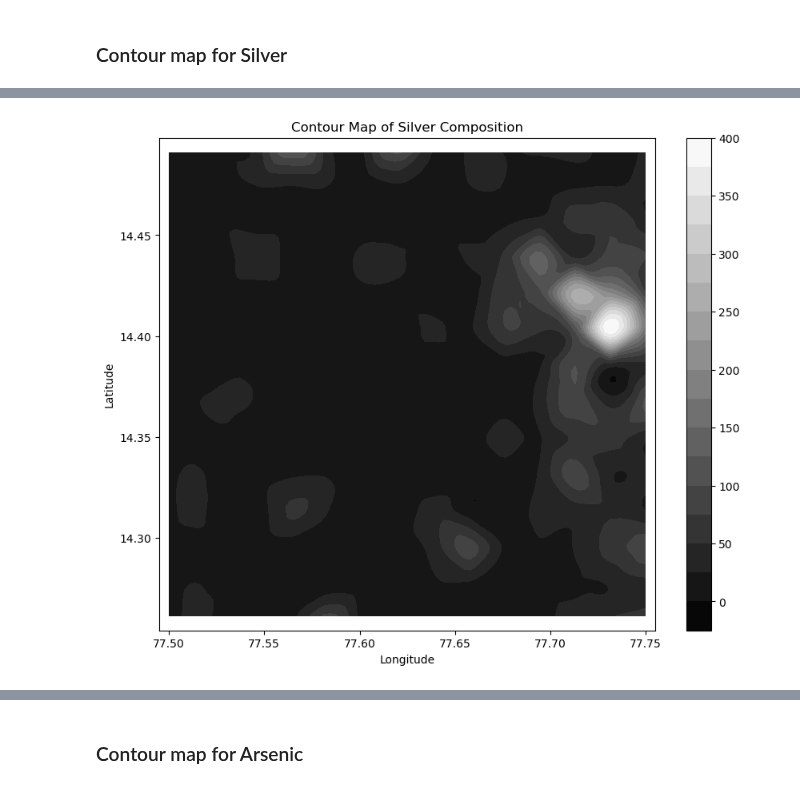
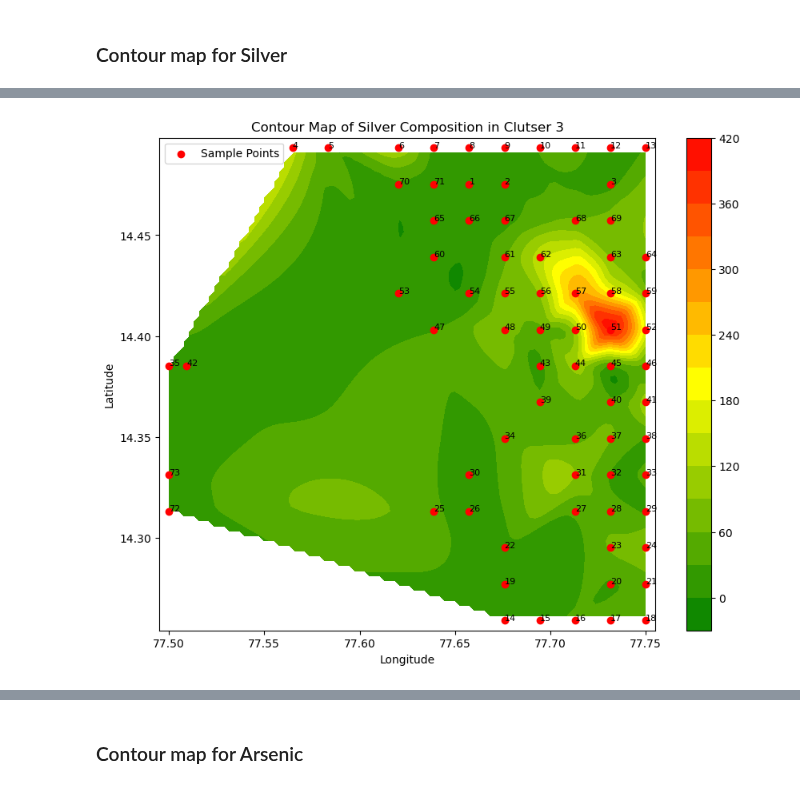
Before and after one commit to Ashish-Sasna/CMT-GSC-AI, a Jupyter notebook: Stream Sediment Analysis.ipynb, the cells around one changed output, grey strips where cells are left out. Drawn from its saved outputs; the diff is of its cells as text; code cells hidden in the pictures.

```diff
--- a/Stream Sediment Analysis.ipynb
+++ b/Stream Sediment Analysis.ipynb
@@ -68,9 +69,10 @@ str_elem_df.head()
 # %% [markdown]
 ## Concentration of elements in each cluster
 # %%
-n_elem = len(str_elem_df.columns)
+n_elem = len(str_elem_df.columns) - 1
 n_clstr = len(str_elem_df['cluster'].unique())
-col_pal = ['#FC7C89', '#C52E79', '#800F80']
+# col_pal = ['#bfeeff', '#a8c5dd', '#a9a2b8', '#a58b91']
+col_pal = sns.color_palette("husl", n_clstr)
 
 fig, axes = plt.subplots(nrows=n_elem,
                          ncols=n_clstr,
@@ -86,7 +88,7 @@ if n_clstr == 1:
 
 # Loop through each element
 for i, element in enumerate(str_elem_df.columns[:-1]):  # assuming the last column is 'cluster'
-    for cluster in range(n_clstr):
+    for cluster in range(1, n_clstr+1):
         # Filter data for the current cluster
         cluster_data = str_elem_df[str_elem_df['cluster'] == cluster]
 
@@ -94,16 +96,16 @@ for i, element in enumerate(str_elem_df.columns[:-1]):  # assuming the last colu
         sns.boxplot(x='cluster',
                     y=element,
                     data=cluster_data,
-                    ax=axes[i, cluster],
-                    palette=[col_pal[cluster]])
+                    ax=axes[i, cluster-1],
+                    palette=[col_pal[cluster-1]])
 
         # Set titles and labels appropriately
         if i == 0:
-            axes[i, cluster].set_title(f'Cluster {cluster}')
-        if cluster == 0:
-            axes[i, cluster].set_ylabel(element)
+            axes[i, cluster-1].set_title(f'Cluster {cluster}')
+        if cluster == 1:
+            axes[i, cluster-1].set_ylabel(element)
         else:
-            axes[i, cluster].set_ylabel('')
+            axes[i, cluster-1].set_ylabel('')
 
 # Adjust layout
 plt.tight_layout()
@@ -270,21 +269,4 @@ grid_z = griddata(
-# %%
-# Plotting
-plt.figure(figsize=(10, 8))
-cp = plt.contourf(grid_x,
-                  grid_y,
-                  grid_z,
-                  levels=15,
-                  cmap='gray')  # contour map
-
-plt.colorbar(cp)  # add colorbar
-plt.title(f'Contour Map of Silver Composition')
-plt.xlabel('Longitude')
-plt.ylabel('Latitude')
-# plt.scatter(str_sed_data['longitude'],
-#             str_sed_data['latitude'],
-#             color='blue',
-#             label='Sample Points')  # data points
-# plt.legend()
-plt.show()
-# %% [output]
-[figure, removed]
+# %%
+plot_contour(clstr2_df, 'ag', 'Contour Map of Silver Composition in Clutser 3')
+# %% [output]
+[figure, added]
```
Also changed, not shown: parts of 19 cells of this notebook, 3 other files.
